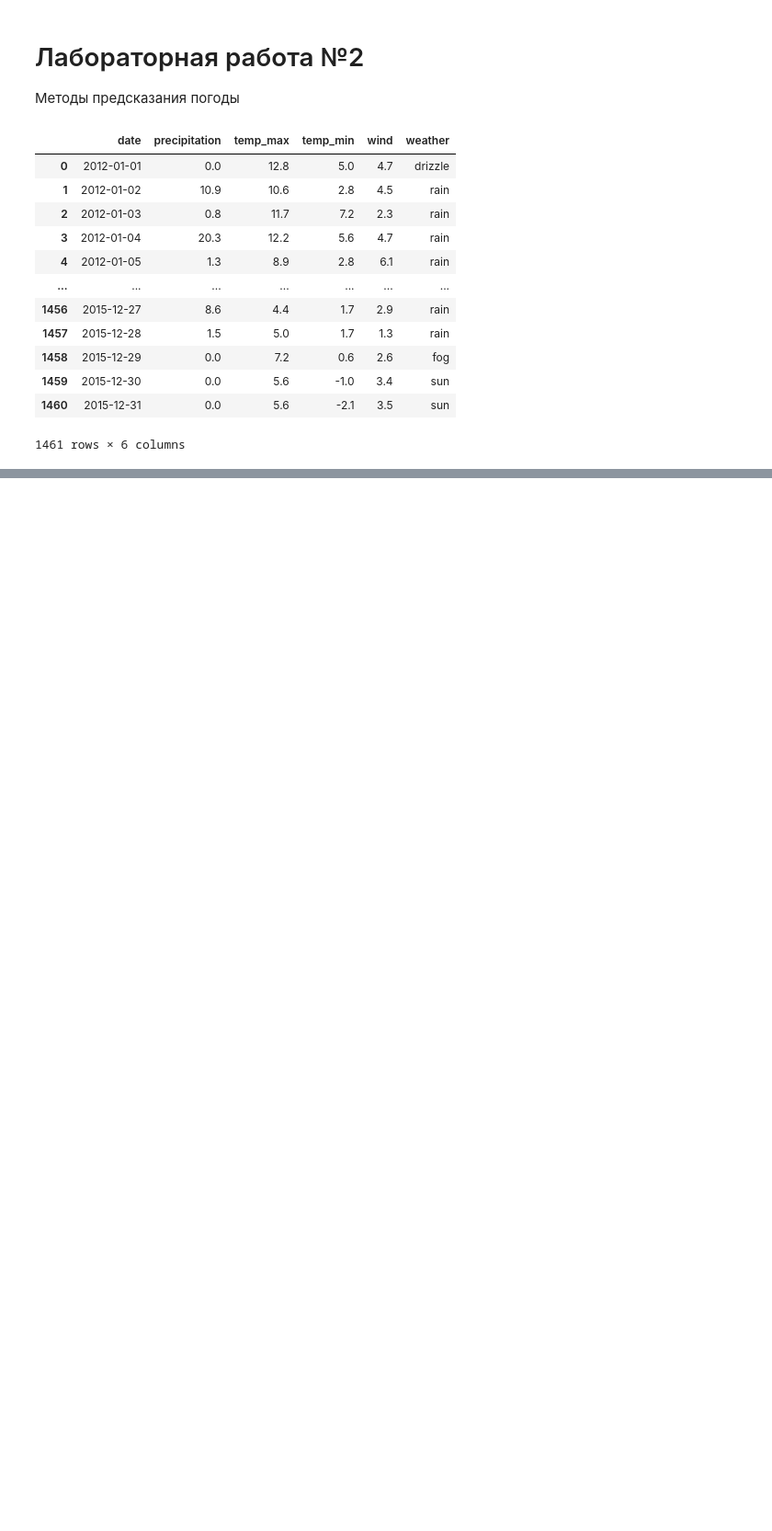
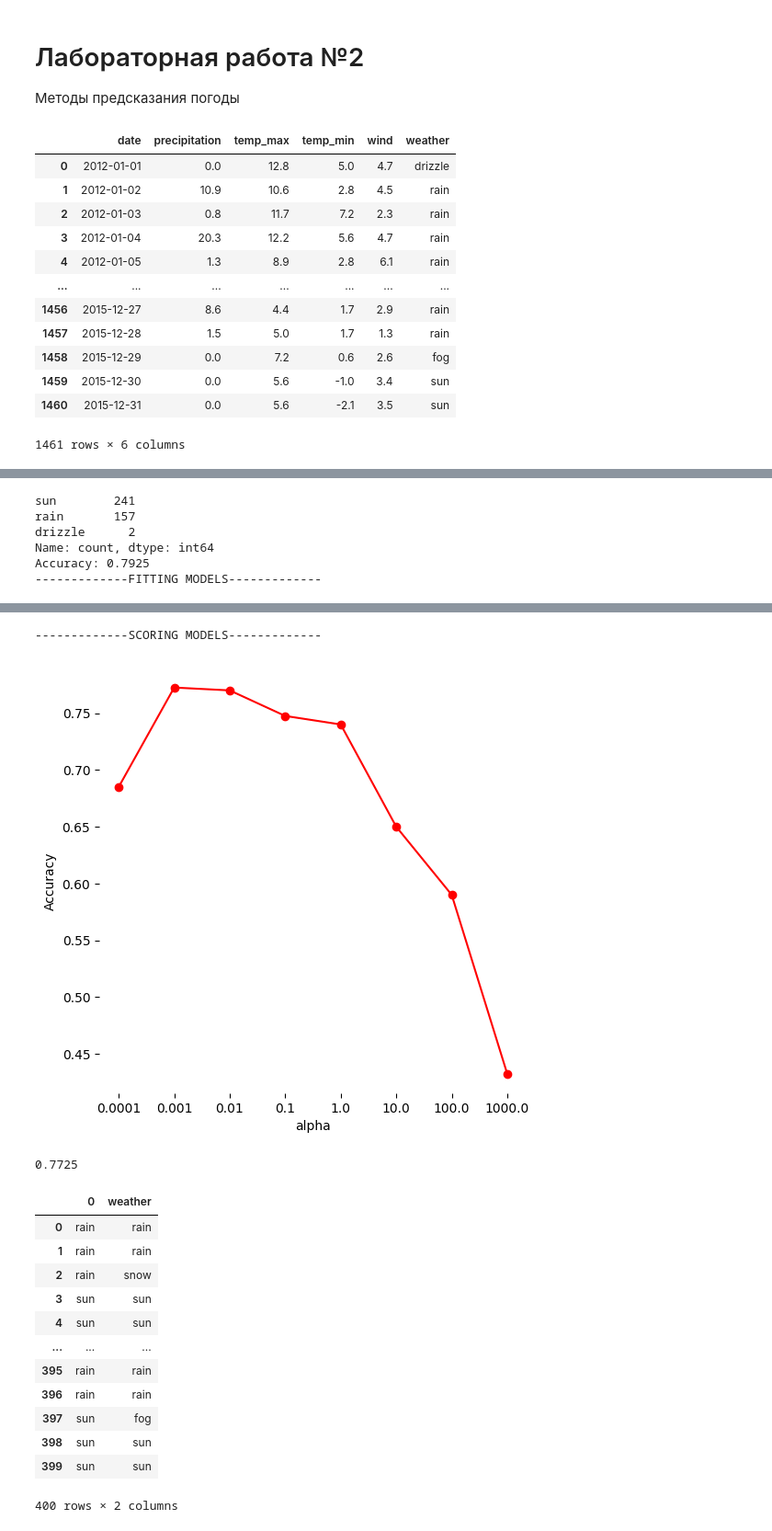
Before and after one commit to ex8ed/ml-seminar-homeworks, a Jupyter notebook: lab-2.ipynb, the cells around one changed output, grey strips where cells are left out. Shown: that part at 92% size. Saved outputs shown, nothing was run; the diff lists cells and outputs as text; code cells hidden in the pictures; blank space fills up the shorter version.

Commit message:
provides solutions for 2nd lab - 4 models

```diff
--- a/lab-2.ipynb
+++ b/lab-2.ipynb
@@ -67,0 +69,10 @@ Name: count, dtype: int64
+# %%
+from sklearn.neighbors import KNeighborsClassifier
+
+clf = KNeighborsClassifier(n_neighbors=5)
+clf.fit(X_train, y_train)
+y_pred = clf.predict(X_test)
+
+print(pd.Series(y_pred).value_counts())  # mostly common variant
+print(f"Accuracy: {accuracy_score(y_test, y_pred)}")
+pd.concat([pd.Series(y_pred), y_test.reset_index()['weather']], axis=1)
@@ -67,0 +102,10 @@ Name: count, dtype: int64
+# %%
+from sklearn.naive_bayes import GaussianNB
+
+gauss = GaussianNB()
+gauss.fit(X_train, y_train)
+y_pred = gauss.predict(X_test)
+
+print(pd.Series(y_pred).value_counts())  # mostly common variant
+print(f"Accuracy: {accuracy_score(y_test, y_pred)}")
+pd.concat([pd.Series(y_pred), y_test.reset_index()['weather']], axis=1)
@@ -67,0 +134,36 @@ Name: count, dtype: int64
+# %%
+from sklearn.linear_model import SGDClassifier
+from sklearn.model_selection import ParameterGrid
+import parfit.parfit as pf
+
+
+sgd = SGDClassifier(n_jobs=-1)  # Run using all processors
+sgd.fit(X_train, y_train)
+y_pred = sgd.predict(X_test)
+
+print(pd.Series(y_pred).value_counts())  # mostly common variant
+print(f"Accuracy: {accuracy_score(y_test, y_pred)}")
+
+grid = {
+    'alpha': [1e-4, 1e-3, 1e-2, 1e-1, 1e0, 1e1, 1e2, 1e3],  # learning rate
+    'loss': ['log'],  # logistic regression
+    'penalty': ['l2'],  # L2 Regularization. Add a penalty to reduces the overfitting
+    'n_jobs': [-1]  # Run using all processors
+}
+
+paramGrid = ParameterGrid(grid)
+
+bestModel, bestScore, allModels, allScores = pf.bestFit(
+    SGDClassifier, paramGrid, X_train, y_train, X_test, y_test,
+    metric = accuracy_score, scoreLabel = "Accuracy")
+
+print(bestScore)
+
+pd.concat([pd.Series(y_pred), y_test.reset_index()['weather']], axis=1)
+# %% [output]
+sun        241
+rain       157
+drizzle      2
+Name: count, dtype: int64
+Accuracy: 0.7925
+-------------FITTING MODELS-------------
@@ -67,0 +181,16 @@ Name: count, dtype: int64
+-------------SCORING MODELS-------------
+[figure, added]
+0.7725
+|  | 0 | weather |
+| 0 | rain | rain |
+| 1 | rain | rain |
+| 2 | rain | snow |
+| 3 | sun | sun |
+| 4 | sun | sun |
+| ... | ... | ... |
+| 395 | rain | rain |
+| 396 | rain | rain |
+| 397 | sun | fog |
+| 398 | sun | sun |
+| 399 | sun | sun |
+400 rows × 2 columns
```
Also changed, not shown: parts of 11 cells of this notebook.
